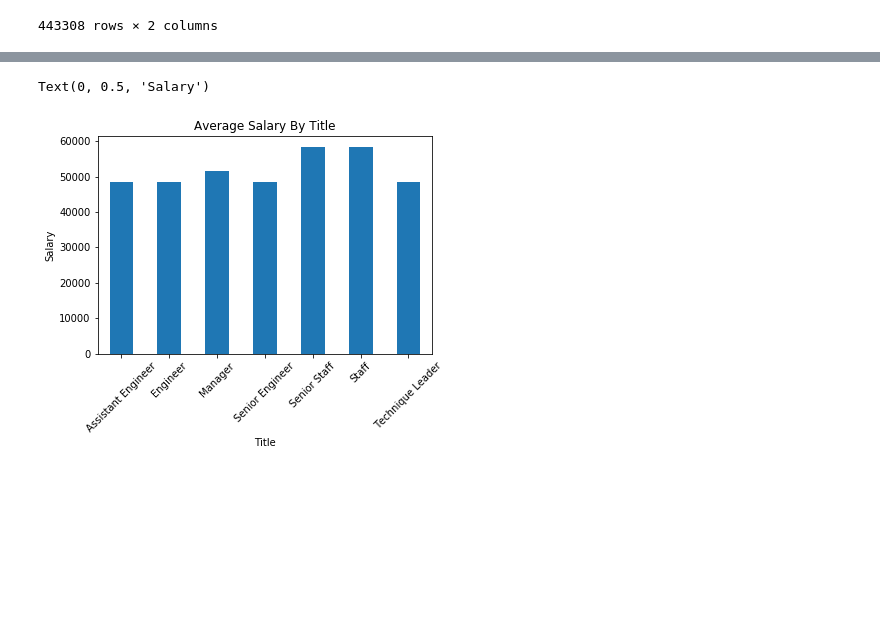
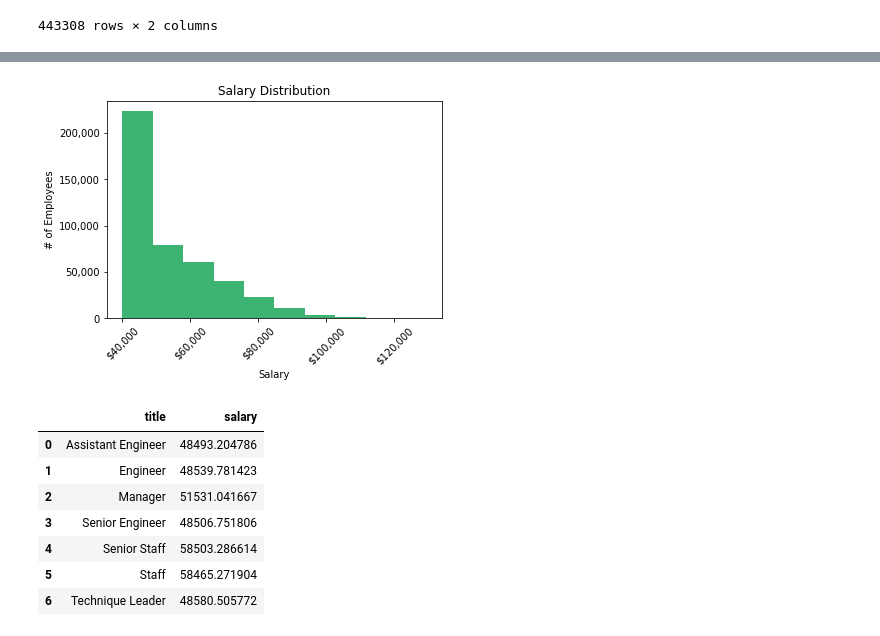
Before and after one commit to wisemantyr/emp-sql, a Jupyter notebook: Bonus/SQLBonus.ipynb, the cells around one changed output, grey strips where cells are left out. Saved outputs shown, nothing was run; the diff lists cells and outputs as text; code cells hidden in the pictures; blank space fills up the shorter version.

Commit message:
customized plots in bonus notebook

```diff
--- a/Bonus/SQLBonus.ipynb
+++ b/Bonus/SQLBonus.ipynb
@@ -67,7 +54,41 @@ Name: salary, dtype: float64
-# %%
-fig = AvgSalaryByTitle.plot(kind = "bar", rot=45, title = "Average Salary By Title")
-fig.set_xlabel("Title")
-fig.set_ylabel("Salary")
-# %% [output]
-Text(0, 0.5, 'Salary')
-[figure, removed]
+# %%
+#PLOT HISTOGRAM OF SALARY DISTRIBUTION
+
+fig, ax = plt.subplots()
+ax.hist(MergedDF['salary'],color='mediumseagreen')
+
+ax.set_title("Salary Distribution")
+ax.set_xlabel("Salary")
+ax.set_ylabel("# of Employees")
+
+#format salary labels
+xformat = '${x:,.0f}'
+xtick = ticker.StrMethodFormatter(xformat)
+ax.xaxis.set_major_formatter(xtick)
+plt.setp(ax.xaxis.get_majorticklabels(), rotation=45)
+
+#format # of emp labels
+yformat = '{x:,.0f}'
+ytick = ticker.StrMethodFormatter(yformat)
+ax.yaxis.set_major_formatter(ytick)
+
+plt.show()
+# %% [output]
+[figure, added]
+# %%
+#determine average salaries
+AvgSalaryByTitle = MergedDF.groupby("title")["salary"].mean()
+
+#convert to df for more customized plotting
+AvgSalaryByTitle = pd.DataFrame(AvgSalaryByTitle)
+AvgSalaryByTitle = AvgSalaryByTitle.reset_index()
+AvgSalaryByTitle
+# %% [output]
+|  | title | salary |
+| 0 | Assistant Engineer | 48493.204786 |
+| 1 | Engineer | 48539.781423 |
+| 2 | Manager | 51531.041667 |
+| 3 | Senior Engineer | 48506.751806 |
+| 4 | Senior Staff | 58503.286614 |
+| 5 | Staff | 58465.271904 |
+| 6 | Technique Leader | 48580.505772 |
```
Also changed, not shown: parts of 5 cells of this notebook.
